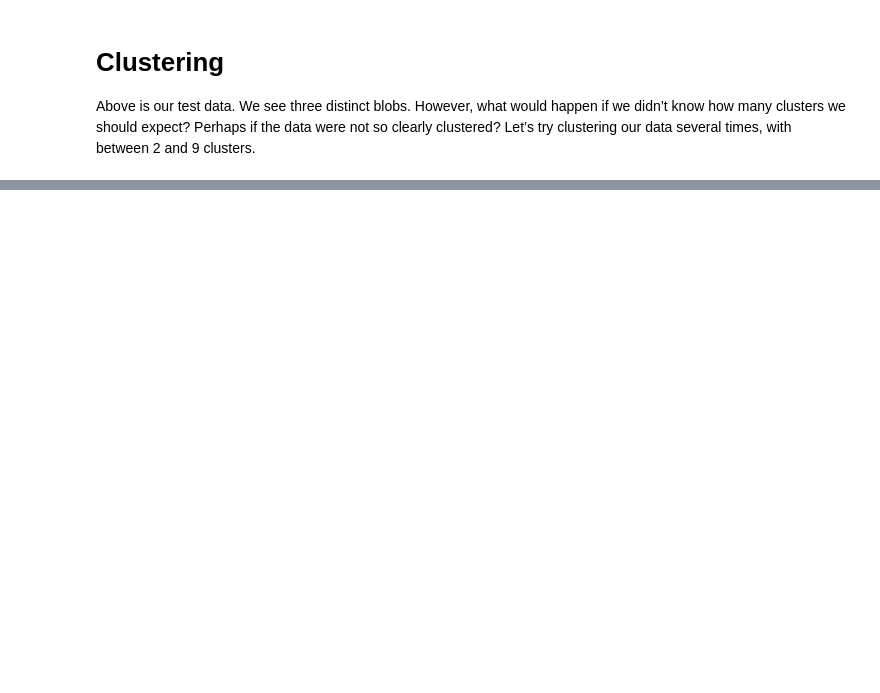
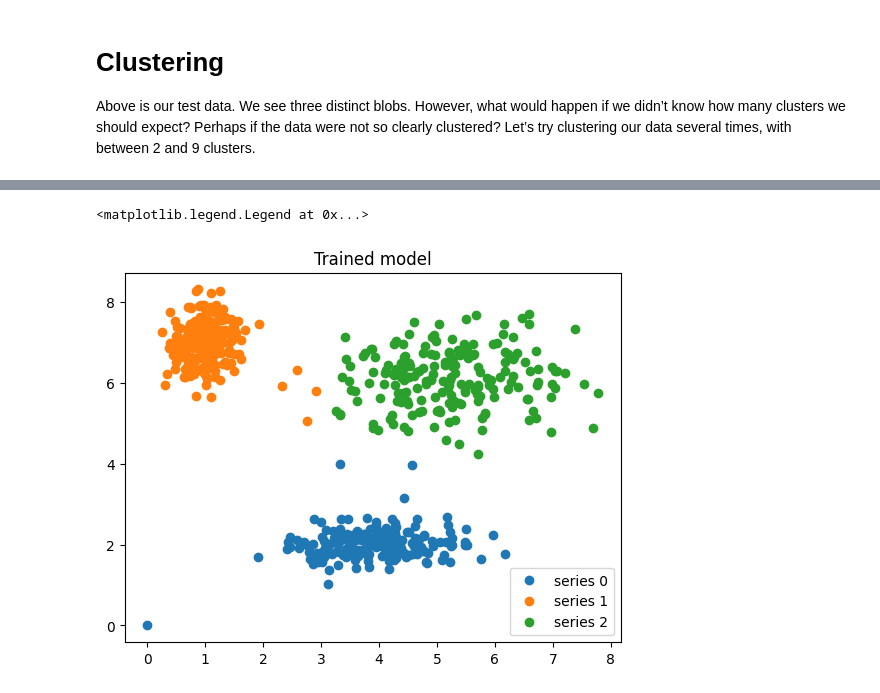
Before and after one commit to yvo2/fuzzy-tutorial, a Jupyter notebook: Fuzzy-Clustering.ipynb, the cells around one changed output, grey strips where cells are left out. Cells and saved outputs as stored; diff of their text form; code cells hidden in the pictures; blank space fills up the shorter version.

```diff
--- a/Fuzzy-Clustering.ipynb
+++ b/Fuzzy-Clustering.ipynb
@@ -80,0 +104,17 @@ NameError: name 'plt' is not defined
+# %%
+# Regenerate fuzzy model with 3 cluster centers - note that center ordering
+# is random in this clustering algorithm, so the centers may change places
+cntr, u_orig, _, _, _, _, _ = fuzz.cluster.cmeans(
+    alldata, 3, 2, error=0.005, maxiter=1000)
+
+# Show 3-cluster model
+fig2, ax2 = plt.subplots()
+ax2.set_title('Trained model')
+for j in range(3):
+    ax2.plot(alldata[0, u_orig.argmax(axis=0) == j],
+             alldata[1, u_orig.argmax(axis=0) == j], 'o',
+             label='series ' + str(j))
+ax2.legend()
+# %% [output]
+<matplotlib.legend.Legend at 0x...>
+[figure, added]
```
Also changed, not shown: parts of 9 cells of this notebook, 1 other file.
